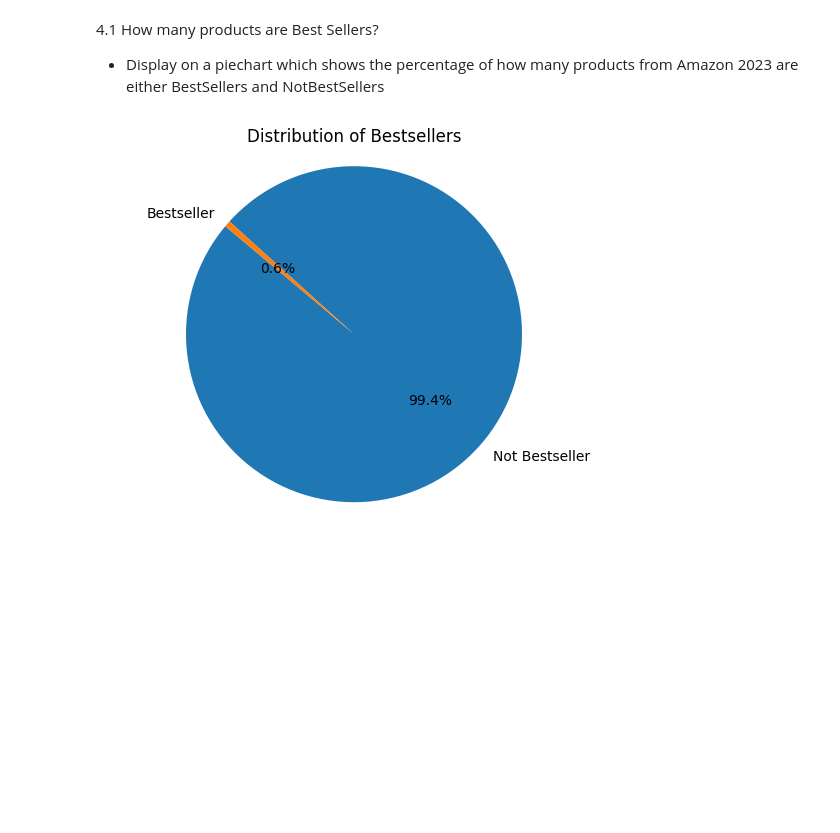
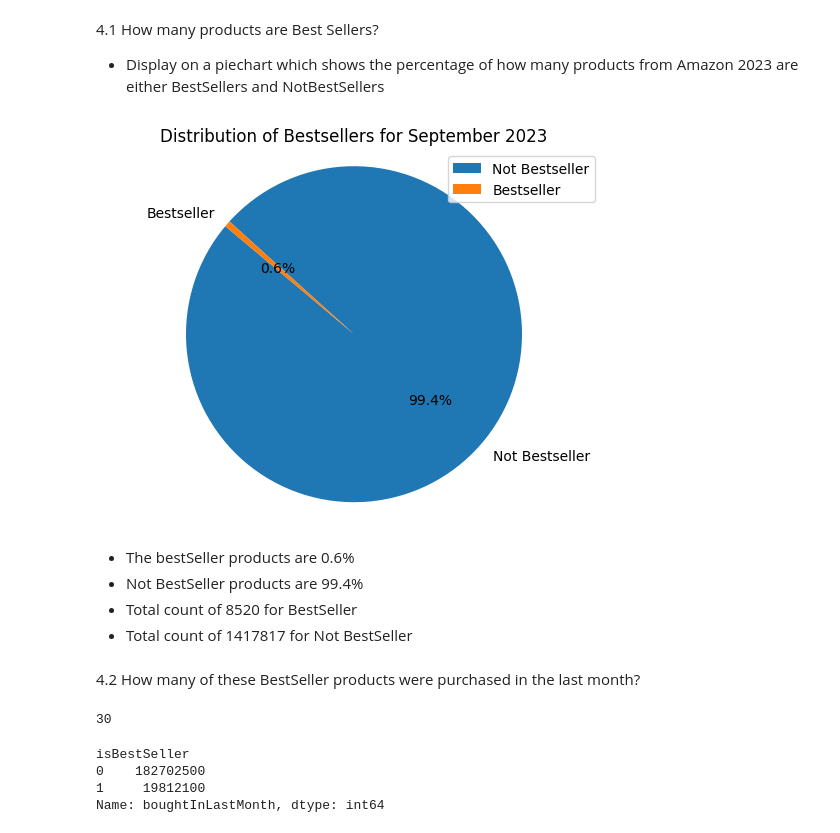
Before and after one commit to ctimothy14/Amazon_products_2023, a Jupyter notebook: amazon_products.ipynb, the cells around one changed output. Drawn from its saved outputs; the diff is of its cells as text; code cells hidden in the pictures; blank space fills up the shorter version.

Commit message:
bestSeller in boughtInLastMonth

```diff
--- a/amazon_products.ipynb
+++ b/amazon_products.ipynb
@@ -382,25 +384,47 @@ The project objective was to find answers the following questions.
 # %%
 # Count the occurance of True and False in the 'BestSeller' Column
 bestSeller_cnt = merged_df['isBestSeller'].value_counts()
 
 # Create a DataFrame for the pie chart
 is_bestseller_data = pd.DataFrame({'isBestSeller': bestSeller_cnt.index, 'Count': bestSeller_cnt.values})
 
 # Define labels
 seller_label = {0: "Not Bestseller", 1: "Bestseller"}
 
 # Replace values in dataframe with custom labels
 is_bestseller_data['isBestSeller'] = is_bestseller_data['isBestSeller'].map(seller_label)
 
 # Create and display the Pie Chart
 plt.pie(
     is_bestseller_data['Count']                    # The sizes of each pie slice
     , labels=is_bestseller_data['isBestSeller']    # The labels: "Bestseller", "Not Bestseller"
     , autopct='%1.1f%%'                            # show percentage on pie
     , startangle=140                               #  start angle for better visual
 )
-plt.title("Distribution of Bestsellers")
+plt.title("Distribution of Bestsellers for September 2023")
 plt.axis('equal')  # Keeps the pie chart circular
+plt.legend(loc='upper right')
 plt.show()
 # %% [output]
-[figure, old version]
+[figure, new version]
+# %% [markdown]
+- The bestSeller products are 0.6%
+- Not BestSeller products are  99.4%
+- Total count of 8520 for BestSeller
+- Total count of 1417817 for Not BestSeller
+# %% [markdown]
+4.2 How many of these BestSeller products were purchased in the last month?
+# %%
+# Unique value of Items boughtInLastMonth
+merged_df['boughtInLastMonth'].nunique()
+# %% [output]
+30
+# %%
+# Group BestSeller with boughtInLastMonth
+sum_boughtInLastMonth = merged_df.groupby(['isBestSeller'])['boughtInLastMonth'].sum()
+print(sum_boughtInLastMonth)
+# %% [output]
+isBestSeller
+0    182702500
+1     19812100
+Name: boughtInLastMonth, dtype: int64
```
Also changed, not shown: parts of 6 cells of this notebook.
